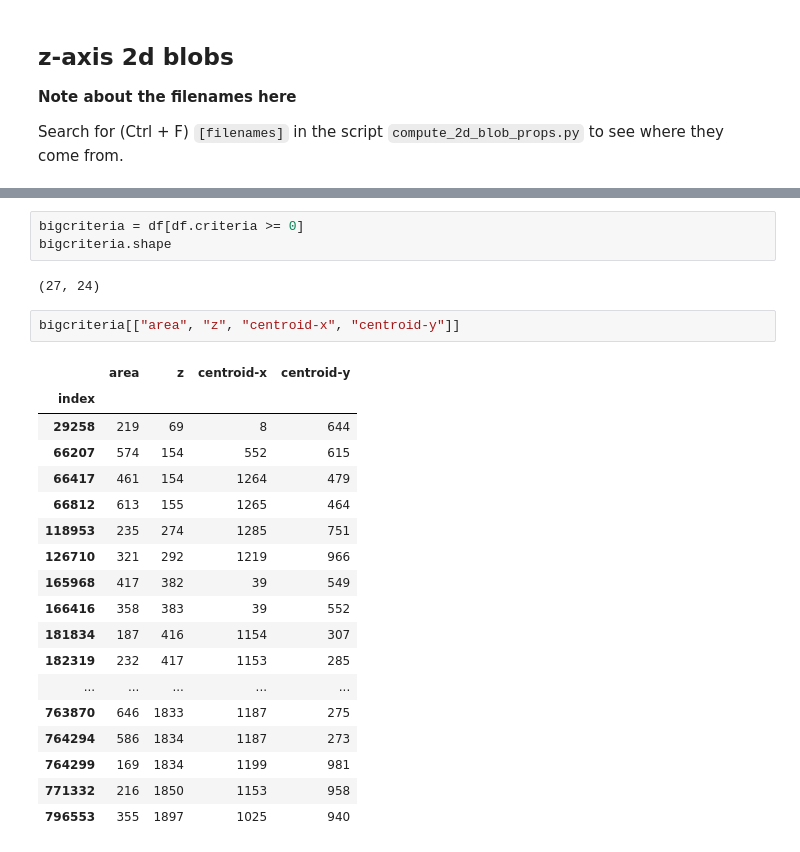
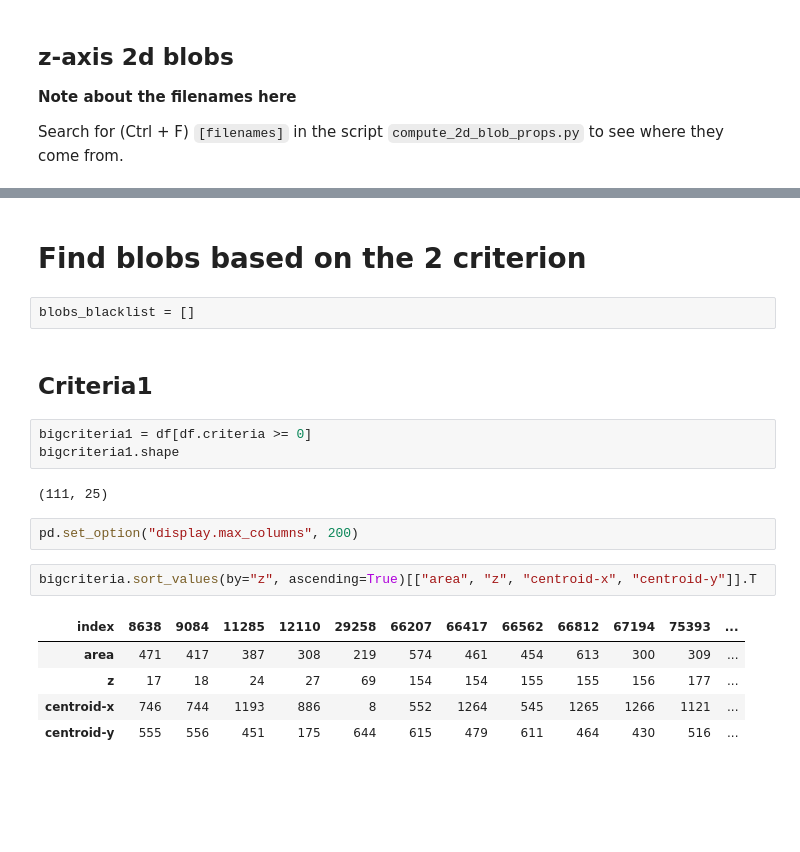
Before and after one commit to jpcbertoldo/tomo2seg, a Jupyter notebook: nbs/analyze-2d-blobs-search-anomalies.ipynb, the cells around one changed output, grey strips where cells are left out. Drawn from its saved outputs; the diff is of its cells as text; blank space fills up the shorter version.

```diff
--- a/nbs/analyze-2d-blobs-search-anomalies.ipynb
+++ b/nbs/analyze-2d-blobs-search-anomalies.ipynb
@@ -244,26 +268,21 @@ See the caveats in the documentation: https://pandas.pydata.org/pandas-docs/stab
+# %% [markdown]
+# Find blobs based on the 2 criterion
+# %%
+blobs_blacklist = []
+# %% [markdown]
+## Criteria1
 # %%
-bigcriteria = df[df.criteria >= 0]
-bigcriteria.shape
+bigcriteria1 = df[df.criteria >= 0]
+bigcriteria1.shape
 # %% [output]
-(27, 24)
+(111, 25)
+# %%
+pd.set_option("display.max_columns", 200)
 # %%
-bigcriteria[["area", "z", "centroid-x", "centroid-y"]]
+bigcriteria.sort_values(by="z", ascending=True)[["area", "z", "centroid-x", "centroid-y"]].T
 # %% [output]
-|  | area | z | centroid-x | centroid-y |
-| index |  |  |  |  |
-| 29258 | 219 | 69 | 8 | 644 |
-| 66207 | 574 | 154 | 552 | 615 |
-| 66417 | 461 | 154 | 1264 | 479 |
-| 66812 | 613 | 155 | 1265 | 464 |
-| 118953 | 235 | 274 | 1285 | 751 |
-| 126710 | 321 | 292 | 1219 | 966 |
-| 165968 | 417 | 382 | 39 | 549 |
-| 166416 | 358 | 383 | 39 | 552 |
-| 181834 | 187 | 416 | 1154 | 307 |
-| 182319 | 232 | 417 | 1153 | 285 |
-| ... | ... | ... | ... | ... |
-| 763870 | 646 | 1833 | 1187 | 275 |
-| 764294 | 586 | 1834 | 1187 | 273 |
-| 764299 | 169 | 1834 | 1199 | 981 |
-| 771332 | 216 | 1850 | 1153 | 958 |
-| 796553 | 355 | 1897 | 1025 | 940 |
+| index | 8638 | 9084 | 11285 | 12110 | 29258 | 66207 | 66417 | 66562 | 66812 | 67194 | 75393 | ... |
+| area | 471 | 417 | 387 | 308 | 219 | 574 | 461 | 454 | 613 | 300 | 309 | ... |
+| z | 17 | 18 | 24 | 27 | 69 | 154 | 154 | 155 | 155 | 156 | 177 | ... |
+| centroid-x | 746 | 744 | 1193 | 886 | 8 | 552 | 1264 | 545 | 1265 | 1266 | 1121 | ... |
+| centroid-y | 555 | 556 | 451 | 175 | 644 | 615 | 479 | 611 | 464 | 430 | 516 | ... |
```
Also changed, not shown: parts of 18 cells of this notebook, 2 other files.
